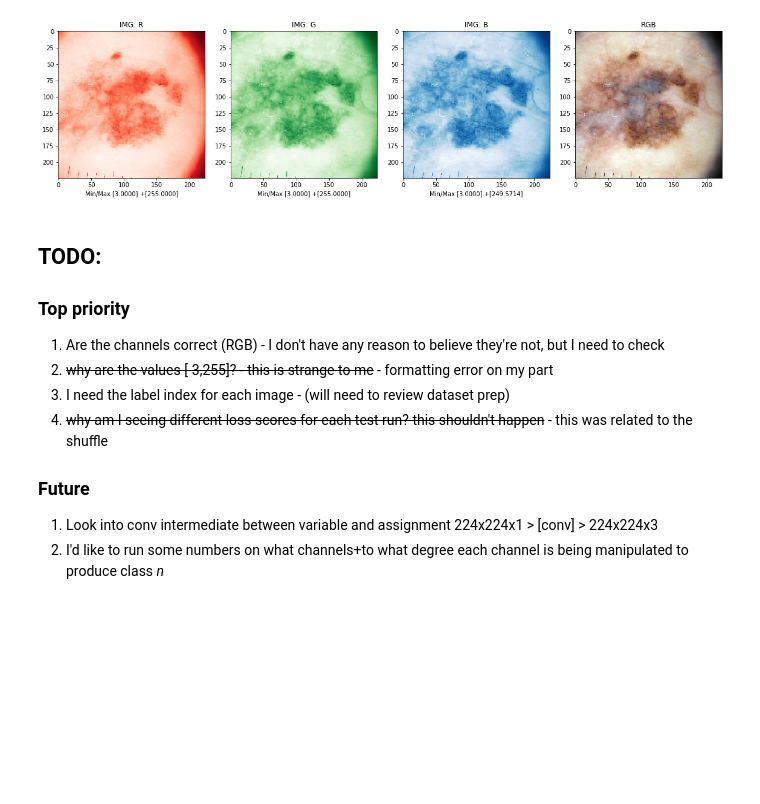
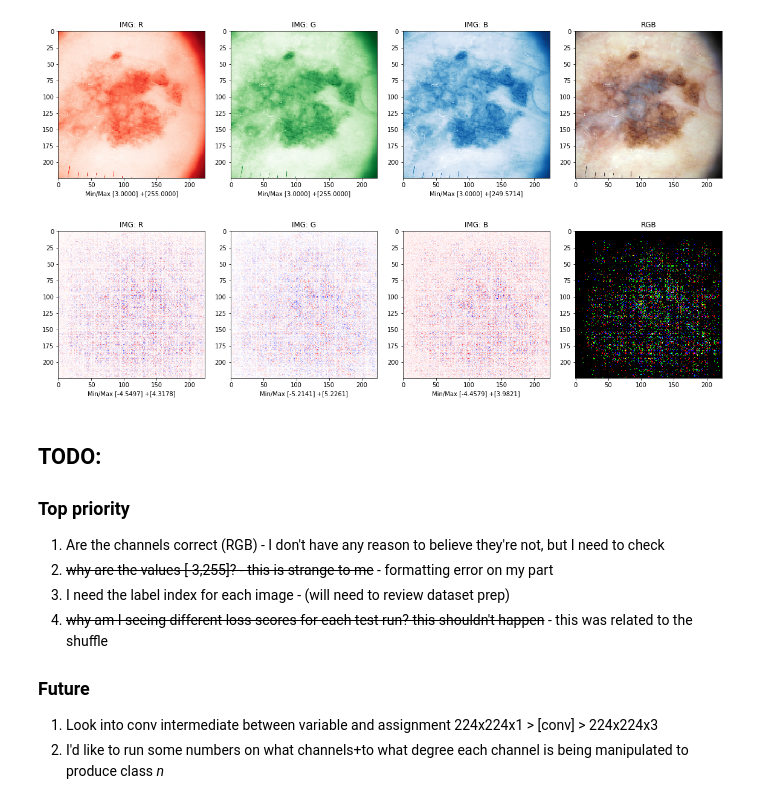
Before and after one commit to JackBurdick/teaching_a_computer_to_fish, a Jupyter notebook: TODO/adversarial_example/adversarial_example_lesion.ipynb, the cells around one changed output. Saved outputs shown, nothing was run; the diff lists cells and outputs as text; code cells hidden in the pictures; blank space fills up the shorter version.

Commit message:
include uint8 representation of diff

```diff
--- a/TODO/adversarial_example/adversarial_example_lesion.ipynb
+++ b/TODO/adversarial_example/adversarial_example_lesion.ipynb
@@ -1004,5 +1002,33 @@ plt.show()
 # %% [output]
 [figure]
+# %%
+diff = adv_out - the_image
+r,g,b = np.split(diff, 3, axis=2)
+R = r.reshape(224,224)
+G = g.reshape(224,224)
+B = b.reshape(224,224)
+fig, (ax1, ax2, ax3, ax4) = plt.subplots(nrows=1, ncols=4, figsize=(16, 4))
+
+
+ax1.set_title("IMG: R")
+ax1.imshow(R, cmap=plt.get_cmap('bwr'), interpolation="nearest")
+ax1.set_xlabel("Min/Max [{:.4f}] +[{:.4f}]".format(np.min(R), np.max(R)))
+
+ax2.set_title("IMG: G")
+ax2.imshow(G, cmap=plt.get_cmap('bwr'), interpolation="nearest")
+ax2.set_xlabel("Min/Max [{:.4f}] +[{:.4f}]".format(np.min(G), np.max(G)))
+
+ax3.set_title("IMG: B")
+ax3.imshow(B, cmap=plt.get_cmap('bwr'), interpolation="nearest")
+ax3.set_xlabel("Min/Max [{:.4f}] +[{:.4f}]".format(np.min(B), np.max(B)))
+
+ax4.set_title("RGB")
+ax4.imshow(diff.astype(np.uint8), cmap=plt.cm.gray, interpolation="nearest")
+plt.grid('off')
+plt.tight_layout()
+plt.show()
+# %% [output]
+[figure, added]
 # %% [markdown]
 ## TODO:
 ### Top priority
```
Also changed, not shown: parts of 1 cell of this notebook.
